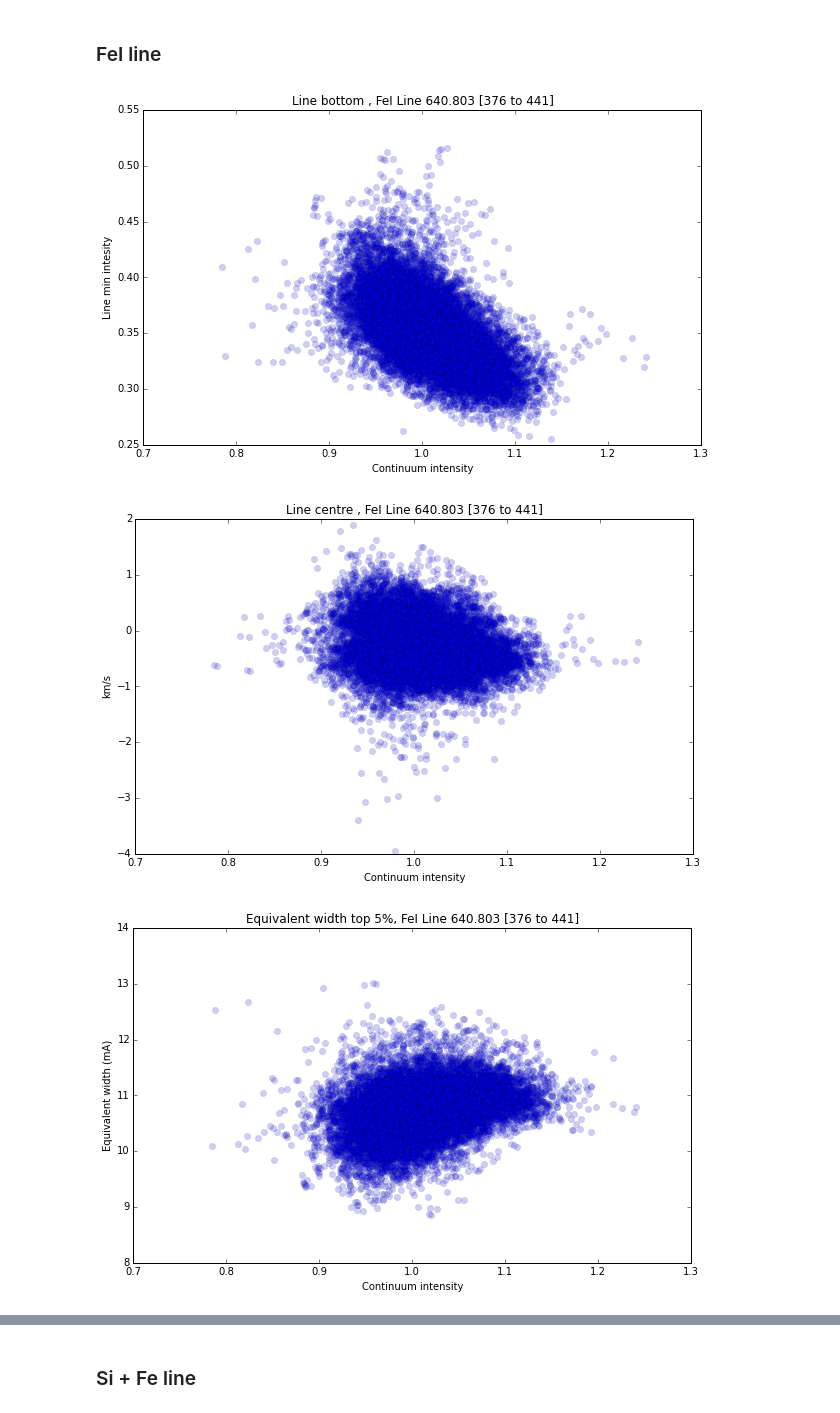
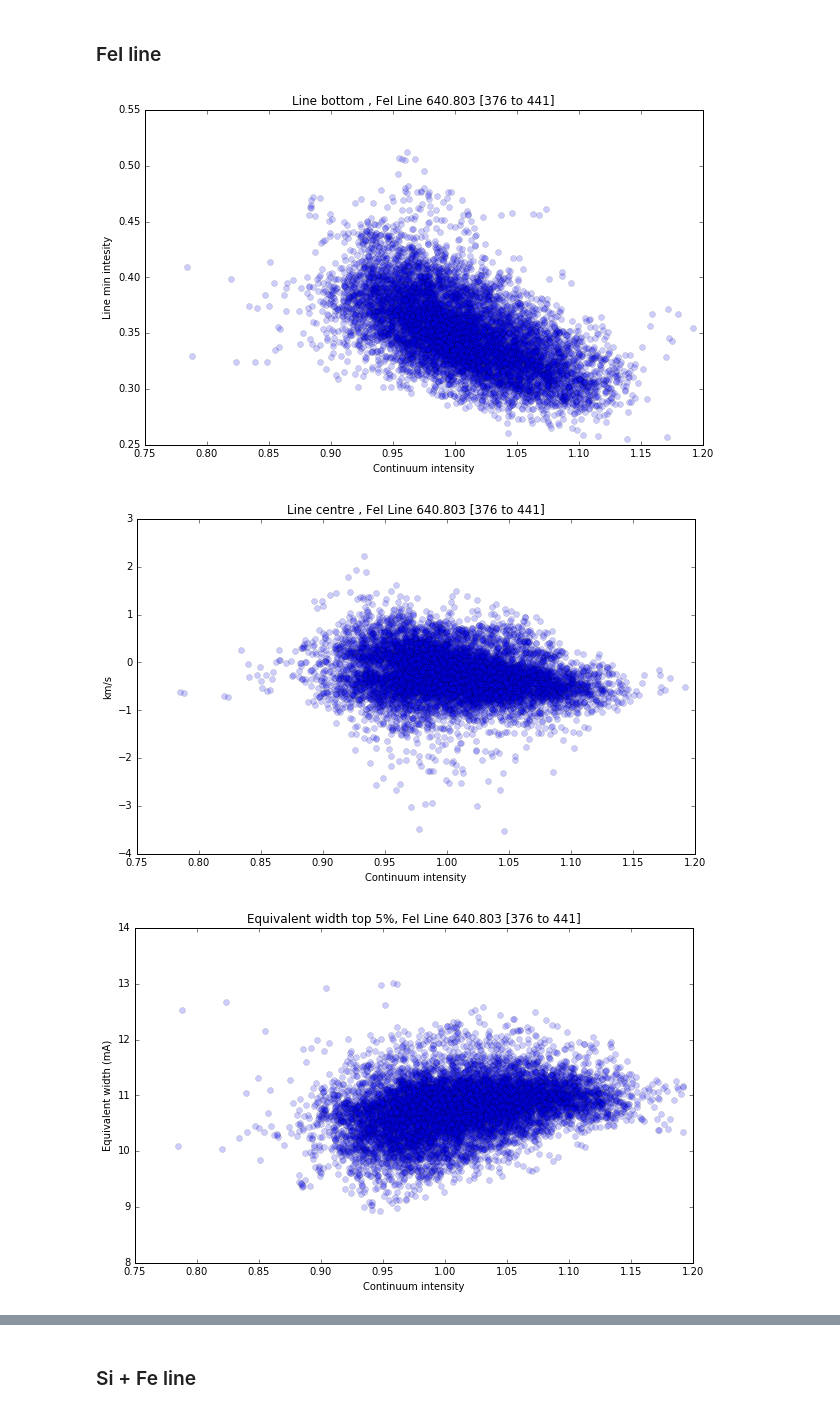
Before and after one commit to Tobychev/Danspectra, a Jupyter notebook: 6405_region.ipynb, the cells around one changed output, grey strips where cells are left out. Saved outputs shown, nothing was run; the diff lists cells and outputs as text; code cells hidden in the pictures.

```diff
--- a/6405_region.ipynb
+++ b/6405_region.ipynb
@@ -17,4 +15,16 @@ The autoreload extension is already loaded. To reload it, use:
 This loads the entire sS1 run ("alla ska med"), there is so far no restriction on the data quality. The continum is fitted using points selected automatically with the "top 5%" and "segment" algorithms.
 
 The line windows have been made semi-automatically, but they should probably be revisited as I think they where created without using the linear continum correction the dataframes get.
+# %%
+s6405_t5p = dan.frameseries("data/6405_aS1","top 5%")
+s6405_seg = dan.frameseries("data/6405_aS1","segments")
+
+# Load continuum contrast
+cont, =  fts.open("data/6405_aS1__concont.fits")
+#From plot decide to keep top 10 scoring frames
+# A= cont.data; A.sort(); pl.plot(A,'o'); pl.show()
+
+# Group cont with order value, sort by cont in decreasing order, then save only the top ten frames
+qual = [(x,i) for i,x in enumerate(cont.data)] ; qual.sort(key=lambda x: x[0],reverse=True)
+s6405_t5p.frames = [s6405_t5p.frames[x[1]] for x in qual[:12]]
 # %%
@@ -44,7 +52,7 @@ pl.show()
 # %% [markdown]
 ### The unknown line in closer detail
 # %%
-DATA = frm.data[:,myst.idx]
+DATA = s6405_t5p.frames[0].data[:,myst.idx]
 for frm in s6405_t5p.frames[1:]:
     DATA = np.concatenate((DATA,frm.data[:,myst.idx]),axis=0)
 
@@ -102,46 +110,49 @@ EW["Myst segm"] = myst.measure_EW(s6405_seg)
 EW["SiFe top 5%"] = SiFe.measure_EW(s6405_t5p)
 EW["CN top 5%"]   = CN.measure_EW(s6405_t5p)
 EW["CN? top 5%"]   = CNq.measure_EW(s6405_t5p)
+
+mlen  = mes["FeI top 5%"].shape[0]
+ewlen = EW["FeI top 5%"].shape[0]
 # %% [markdown]
 ### FeI line
 # %%
 #encoding: utf-8
-Errs        = mes["FeI top 5%"][slice(lin.lc.Errs,84,4),:].reshape((-1))
+Errs        = mes["FeI top 5%"][slice(lin.lc.Errs,mlen,4),:].reshape((-1))
 cuts = Errs < np.percentile(Errs,89)
 
-FeI_t5_cont = mes["FeI top 5%"][slice(lin.lc.cont,84,4),:].reshape((-1))
-FeI_t5_lcen = mes["FeI top 5%"][slice(lin.lc.lcen,84,4),:].reshape((-1))
-FeI_t5_lbot = mes["FeI top 5%"][slice(lin.lc.lbot,84,4),:].reshape((-1))
-FeI_t5_EW   = EW ["FeI top 5%"][slice(lin.lc.EW,84,2),:].reshape((-1))
-FeI_t5_EWco = EW ["FeI top 5%"][slice(lin.lc.EWcont,84,2),:].reshape((-1))
+FeI_t5_cont = mes["FeI top 5%"][slice(lin.lc.cont,mlen,4),:].reshape((-1))
+FeI_t5_lcen = mes["FeI top 5%"][slice(lin.lc.lcen,mlen,4),:].reshape((-1))
+FeI_t5_lbot = mes["FeI top 5%"][slice(lin.lc.lbot,mlen,4),:].reshape((-1))
+FeI_t5_EW   = EW ["FeI top 5%"][slice(lin.lc.EW,mlen,2),:].reshape((-1))
+FeI_t5_EWco = EW ["FeI top 5%"][slice(lin.lc.EWcont,mlen,2),:].reshape((-1))
 
 FeI_se_EW   = EW ["FeI segm"][slice(lin.lc.EW,84,2),:].reshape((-1))
 FeI_se_EWco = EW ["FeI segm"][slice(lin.lc.EWcont,84,2),:].reshape((-1))
 
 pl.plot(FeI_t5_cont[cuts],FeI_t5_lbot[cuts],'bo',alpha=0.2);
 pl.title("Line bottom , FeI " + str(FeI))
 pl.ylabel("Line min intesity")
 pl.xlabel("Continuum intensity")
 pl.show()
 
 pl.plot(FeI_t5_cont[cuts],FeI_t5_lcen[cuts],'bo',alpha=0.2);
 pl.title("Line centre , FeI " + str(FeI))
 pl.ylabel("km/s")
 pl.xlabel("Continuum intensity")
 pl.show()
 
 pl.plot(FeI_t5_EWco,FeI_t5_EW,'bo',alpha=0.2);
 pl.title("Equivalent width top 5%, FeI " + str(FeI))
 pl.ylabel("Equivalent width (mA)")
 pl.xlabel("Continuum intensity")
 pl.show()
 
 pl.plot(FeI_se_EWco,FeI_se_EW,'go',alpha=0.2);
 pl.title("Equivalent width segm, FeI " + str(FeI))
 pl.ylabel("Equivalent width (mA)")
 pl.xlabel("Continuum intensity")
 pl.show()
 # %% [output]
-[figure, old version]
+[figure, new version]
-[figure, old version]
+[figure, new version]
-[figure, old version]
+[figure, new version]
```
Also changed, not shown: parts of 10 cells of this notebook.
